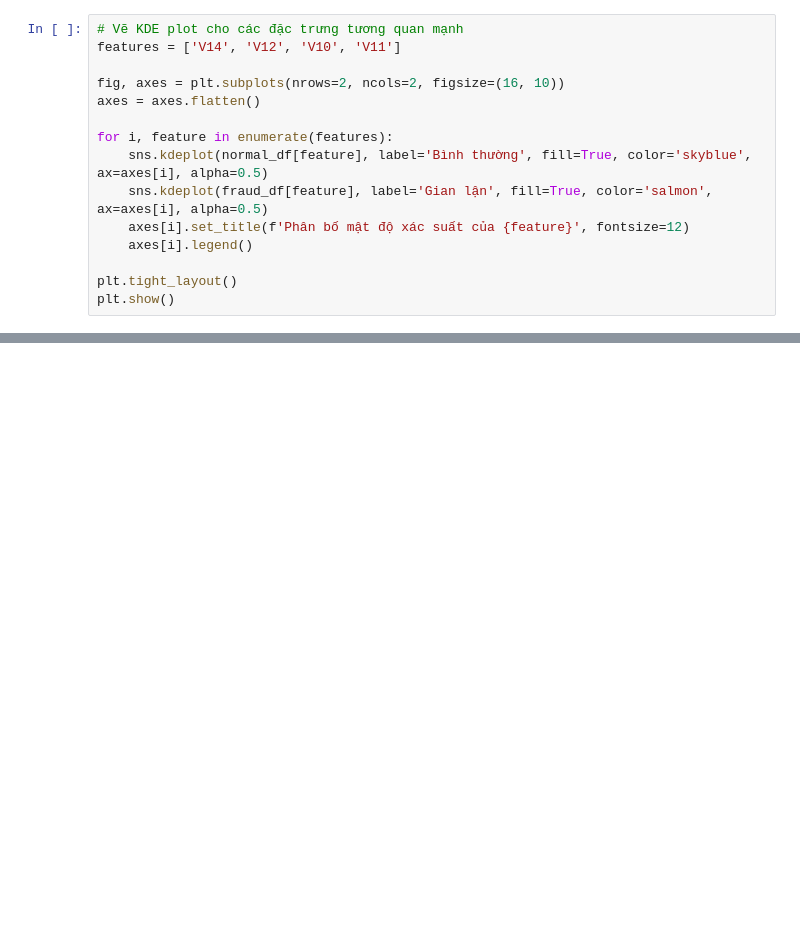
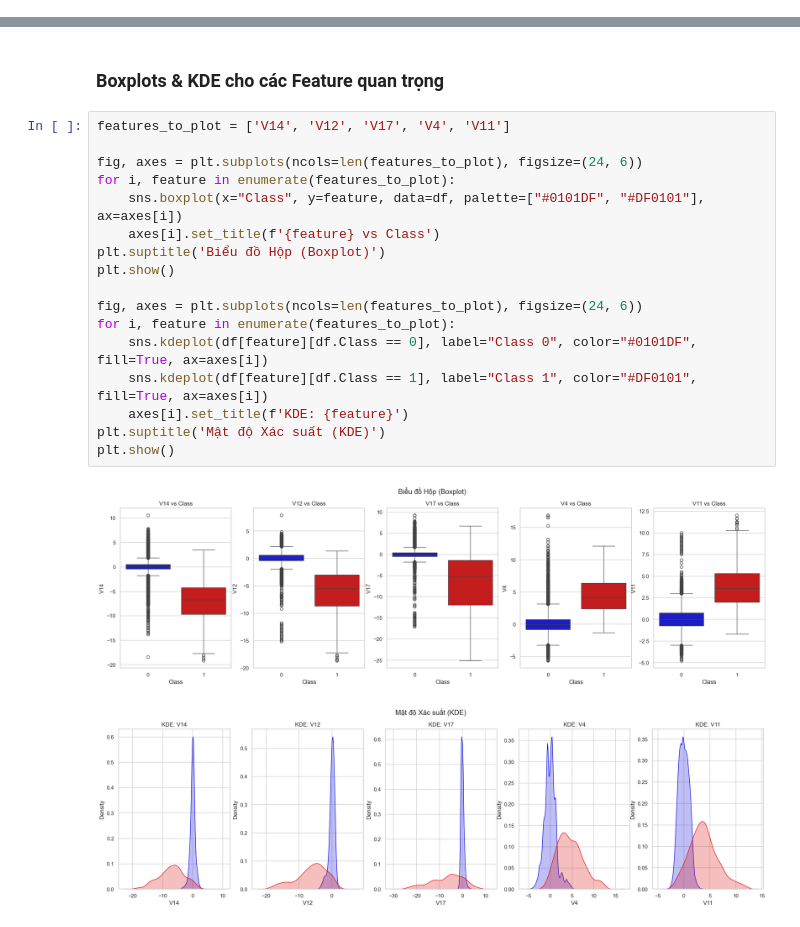
Before and after one commit to Tadj0413/CNTT_NguyenManhDat_2022602543, a Jupyter notebook: eda_des_analys.ipynb, the cells around one changed output, grey strips where cells are left out. Cells and saved outputs as stored; diff of their text form; blank space fills up the shorter version.

```diff
--- a/eda_des_analys.ipynb
+++ b/eda_des_analys.ipynb
@@ -47,15 +24,0 @@ Thể hiện sự khác biệt phân bố thống kê giữa các giao dịch b
-# %%
-# Vẽ KDE plot cho các đặc trưng tương quan mạnh
-features = ['V14', 'V12', 'V10', 'V11']
-
-fig, axes = plt.subplots(nrows=2, ncols=2, figsize=(16, 10))
-axes = axes.flatten()
-
-for i, feature in enumerate(features):
-    sns.kdeplot(normal_df[feature], label='Bình thường', fill=True, color='skyblue', ax=axes[i], alpha=0.5)
-    sns.kdeplot(fraud_df[feature], label='Gian lận', fill=True, color='salmon', ax=axes[i], alpha=0.5)
-    axes[i].set_title(f'Phân bố mật độ xác suất của {feature}', fontsize=12)
-    axes[i].legend()
-
-plt.tight_layout()
-plt.show()
@@ -74,0 +93,22 @@ plt.show()
+# %% [markdown]
+### Boxplots & KDE cho các Feature quan trọng
+# %%
+features_to_plot = ['V14', 'V12', 'V17', 'V4', 'V11']
+
+fig, axes = plt.subplots(ncols=len(features_to_plot), figsize=(24, 6))
+for i, feature in enumerate(features_to_plot):
+    sns.boxplot(x="Class", y=feature, data=df, palette=["#0101DF", "#DF0101"], ax=axes[i])
+    axes[i].set_title(f'{feature} vs Class')
+plt.suptitle('Biểu đồ Hộp (Boxplot)')
+plt.show()
+
+fig, axes = plt.subplots(ncols=len(features_to_plot), figsize=(24, 6))
+for i, feature in enumerate(features_to_plot):
+    sns.kdeplot(df[feature][df.Class == 0], label="Class 0", color="#0101DF", fill=True, ax=axes[i])
+    sns.kdeplot(df[feature][df.Class == 1], label="Class 1", color="#DF0101", fill=True, ax=axes[i])
+    axes[i].set_title(f'KDE: {feature}')
+plt.suptitle('Mật độ Xác suất (KDE)')
+plt.show()
+# %% [output]
+[figure, added]
+[figure, added]
```
Also changed, not shown: parts of 18 cells of this notebook.
